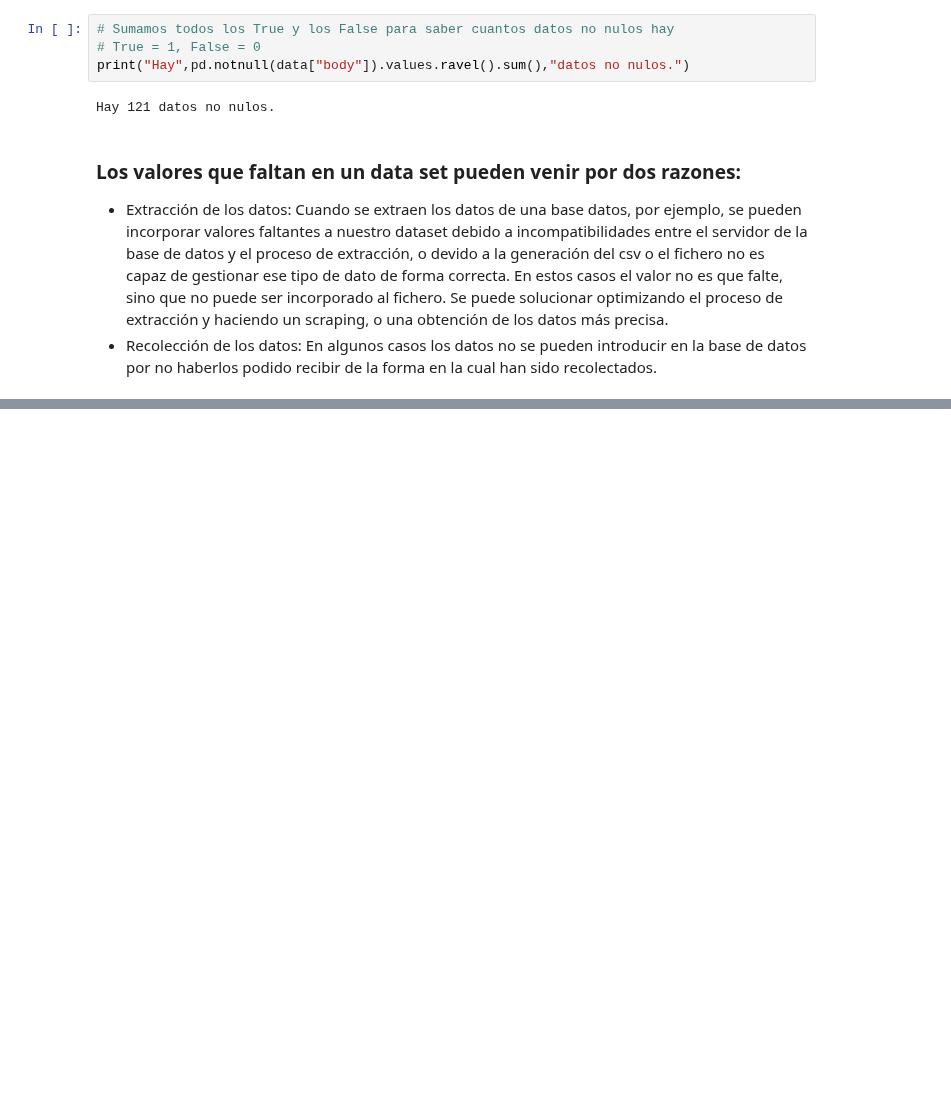
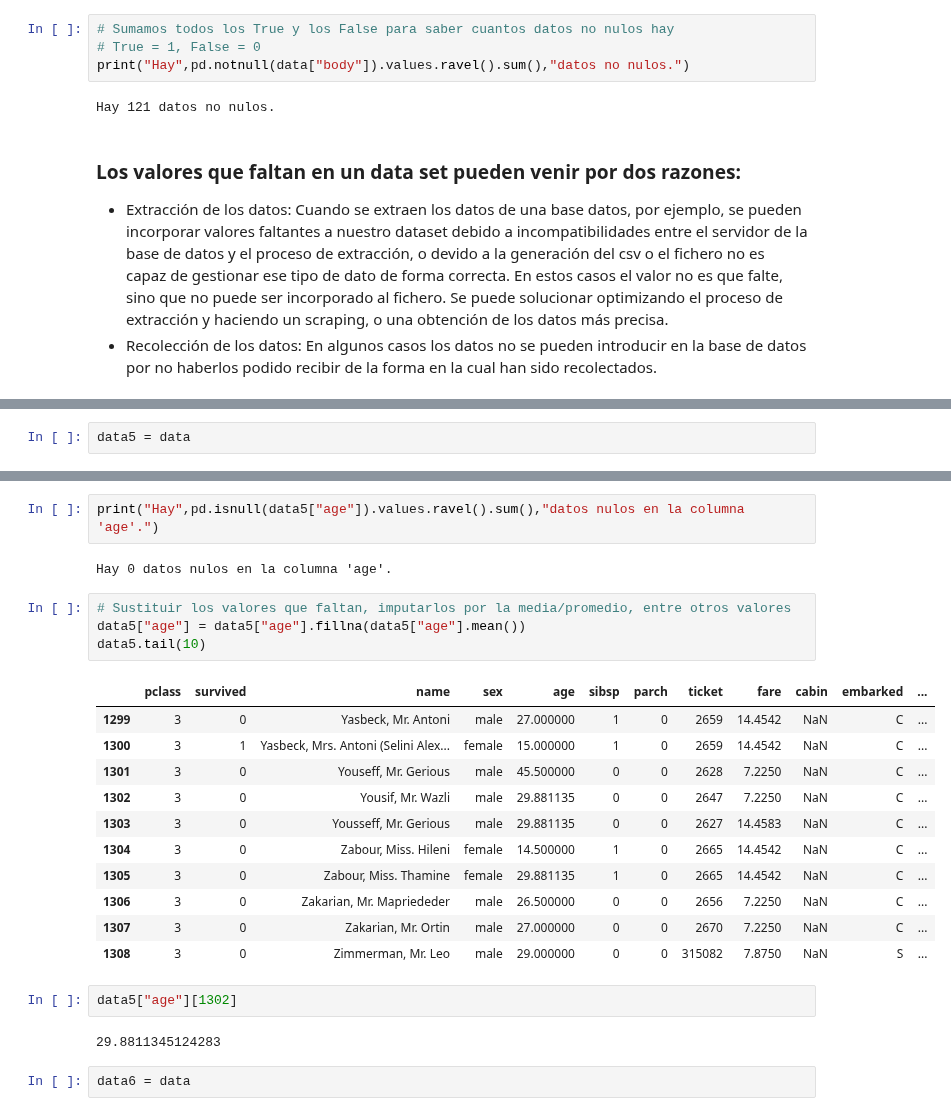
Before and after one commit to tomasvdh/python-ml-course, a Jupyter notebook: mynotebooks/T1 - 2 - Data Cleaning - Análisis Preliminar de los Datos.ipynb, the cells around one changed output, grey strips where cells are left out. Saved outputs shown, nothing was run; the diff lists cells and outputs as text; blank space fills up the shorter version.

```diff
--- a/mynotebooks/T1 - 2 - Data Cleaning - Análisis Preliminar de los Datos.ipynb
+++ b/mynotebooks/T1 - 2 - Data Cleaning - Análisis Preliminar de los Datos.ipynb
@@ -132,0 +195,2 @@ Hay 121 datos no nulos.
+# %%
+data5 = data
@@ -132,0 +209,26 @@ Hay 121 datos no nulos.
+# %%
+print("Hay",pd.isnull(data5["age"]).values.ravel().sum(),"datos nulos en la columna 'age'.")
+# %% [output]
+Hay 0 datos nulos en la columna 'age'.
+# %%
+# Sustituir los valores que faltan, imputarlos por la media/promedio, entre otros valores
+data5["age"] = data5["age"].fillna(data5["age"].mean())
+data5.tail(10)
+# %% [output]
+|  | pclass | survived | name | sex | age | sibsp | parch | ticket | fare | cabin | embarked | ... |
+| 1299 | 3 | 0 | Yasbeck, Mr. Antoni | male | 27.000000 | 1 | 0 | 2659 | 14.4542 | NaN | C | ... |
+| 1300 | 3 | 1 | Yasbeck, Mrs. Antoni (Selini Alex... | female | 15.000000 | 1 | 0 | 2659 | 14.4542 | NaN | C | ... |
+| 1301 | 3 | 0 | Youseff, Mr. Gerious | male | 45.500000 | 0 | 0 | 2628 | 7.2250 | NaN | C | ... |
+| 1302 | 3 | 0 | Yousif, Mr. Wazli | male | 29.881135 | 0 | 0 | 2647 | 7.2250 | NaN | C | ... |
+| 1303 | 3 | 0 | Yousseff, Mr. Gerious | male | 29.881135 | 0 | 0 | 2627 | 14.4583 | NaN | C | ... |
+| 1304 | 3 | 0 | Zabour, Miss. Hileni | female | 14.500000 | 1 | 0 | 2665 | 14.4542 | NaN | C | ... |
+| 1305 | 3 | 0 | Zabour, Miss. Thamine | female | 29.881135 | 1 | 0 | 2665 | 14.4542 | NaN | C | ... |
+| 1306 | 3 | 0 | Zakarian, Mr. Mapriededer | male | 26.500000 | 0 | 0 | 2656 | 7.2250 | NaN | C | ... |
+| 1307 | 3 | 0 | Zakarian, Mr. Ortin | male | 27.000000 | 0 | 0 | 2670 | 7.2250 | NaN | C | ... |
+| 1308 | 3 | 0 | Zimmerman, Mr. Leo | male | 29.000000 | 0 | 0 | 315082 | 7.8750 | NaN | S | ... |
+# %%
+data5["age"][1302]
+# %% [output]
+29.8811345124283
+# %%
+data6 = data
```
Also changed, not shown: parts of 12 cells of this notebook.
